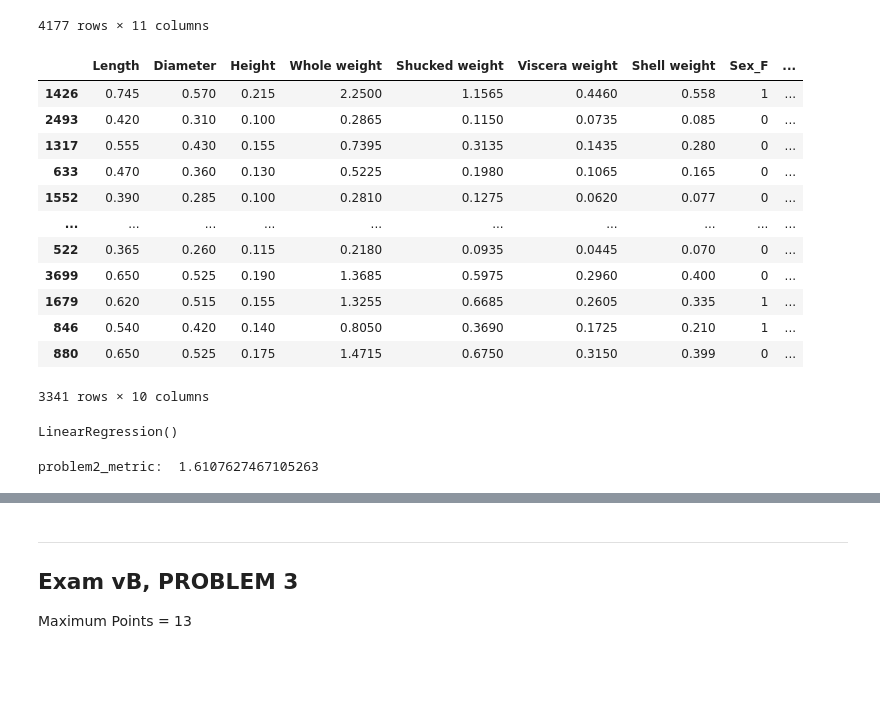
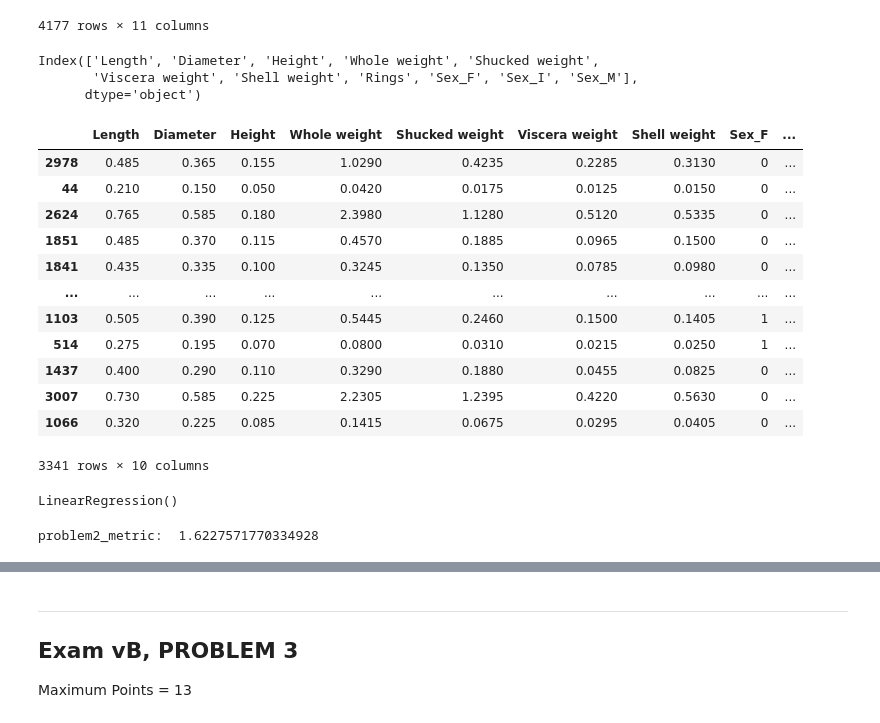
Before and after one commit to elisehammarstrom/ds, a Jupyter notebook: ExamJanuary_2023_problem.ipynb, the cells around one changed output, grey strips where cells are left out. Cells and saved outputs as stored; diff of their text form; code cells hidden in the pictures; blank space fills up the shorter version.

```diff
--- a/ExamJanuary_2023_problem.ipynb
+++ b/ExamJanuary_2023_problem.ipynb
@@ -258,51 +261,55 @@ problem2_df
 
 # Fill in the features as a list of strings of the names of the columns
 
-#header = problem2_df.columns
-#print(header)
+header = problem2_df.columns
+print(header)
 
-problem2_features = ['Sex', 'Length', 'Diameter', 'Height', 'Whole weight', 'Shucked weight', 'Viscera weight', 'Shell weight']
+problem2_features = ['Length', 'Diameter', 'Height', 'Whole weight', 'Shucked weight',
+       'Viscera weight', 'Shell weight', 'Sex_F', 'Sex_I', 'Sex_M']
 
 # Fill in the target as a string with the correct column name
 
 problem2_target = 'Rings'
+# %% [output]
+Index(['Length', 'Diameter', 'Height', 'Whole weight', 'Shucked weight',
+       'Viscera weight', 'Shell weight', 'Rings', 'Sex_F', 'Sex_I', 'Sex_M'],
+      dtype='object')
 # %%
 # Part 2
 
 from sklearn.model_selection import train_test_split
 
 # Fill in your X and y below
 
 df = problem2_df
 
 target = ['Rings']
 #X = df.loc[:, ~df.columns.isin(target)]
 #y = df.loc[:, df.columns.isin(target)]
 
-problem2_X= df.loc[:, ~df.columns.isin(target)]
-problem2_y= df.loc[:, df.columns.isin(target)]
-
-#problem2_X = problem2_df.iloc[:, 0:-1]
-#problem2_y = problem2_df.iloc["Rings"]
+problem2_X= df.loc[:, ~df.columns.isin(target)] #tilde, ~, gives negation. So with
+#~df.columns.isin(target) we say that the dataframe columns that arent the target are the columns to keep
+problem2_y= df.loc[:, df.columns.isin(target)].values.flatten()
+#it is important to only get the values and flatten it here for problem2_y
 
 # Split the data into train and test using train_test_split
 # keep the train size as 0.8 and use random_state=42
 problem2_X_train,problem2_X_test,problem2_y_train,problem2_y_test = train_test_split(problem2_X, problem2_y, train_size=0.8, test_size=0.2)
 
 problem2_X_train
 # %% [output]
 |  | Length | Diameter | Height | Whole weight | Shucked weight | Viscera weight | Shell weight | Sex_F | ... |
-| 1426 | 0.745 | 0.570 | 0.215 | 2.2500 | 1.1565 | 0.4460 | 0.558 | 1 | ... |
-| 2493 | 0.420 | 0.310 | 0.100 | 0.2865 | 0.1150 | 0.0735 | 0.085 | 0 | ... |
-| 1317 | 0.555 | 0.430 | 0.155 | 0.7395 | 0.3135 | 0.1435 | 0.280 | 0 | ... |
-| 633 | 0.470 | 0.360 | 0.130 | 0.5225 | 0.1980 | 0.1065 | 0.165 | 0 | ... |
-| 1552 | 0.390 | 0.285 | 0.100 | 0.2810 | 0.1275 | 0.0620 | 0.077 | 0 | ... |
+| 2978 | 0.485 | 0.365 | 0.155 | 1.0290 | 0.4235 | 0.2285 | 0.3130 | 0 | ... |
+| 44 | 0.210 | 0.150 | 0.050 | 0.0420 | 0.0175 | 0.0125 | 0.0150 | 0 | ... |
+| 2624 | 0.765 | 0.585 | 0.180 | 2.3980 | 1.1280 | 0.5120 | 0.5335 | 0 | ... |
+| 1851 | 0.485 | 0.370 | 0.115 | 0.4570 | 0.1885 | 0.0965 | 0.1500 | 0 | ... |
+| 1841 | 0.435 | 0.335 | 0.100 | 0.3245 | 0.1350 | 0.0785 | 0.0980 | 0 | ... |
 | ... | ... | ... | ... | ... | ... | ... | ... | ... | ... |
-| 522 | 0.365 | 0.260 | 0.115 | 0.2180 | 0.0935 | 0.0445 | 0.070 | 0 | ... |
-| 3699 | 0.650 | 0.525 | 0.190 | 1.3685 | 0.5975 | 0.2960 | 0.400 | 0 | ... |
-| 1679 | 0.620 | 0.515 | 0.155 | 1.3255 | 0.6685 | 0.2605 | 0.335 | 1 | ... |
-| 846 | 0.540 | 0.420 | 0.140 | 0.8050 | 0.3690 | 0.1725 | 0.210 | 1 | ... |
-| 880 | 0.650 | 0.525 | 0.175 | 1.4715 | 0.6750 | 0.3150 | 0.399 | 0 | ... |
+| 1103 | 0.505 | 0.390 | 0.125 | 0.5445 | 0.2460 | 0.1500 | 0.1405 | 1 | ... |
+| 514 | 0.275 | 0.195 | 0.070 | 0.0800 | 0.0310 | 0.0215 | 0.0250 | 1 | ... |
+| 1437 | 0.400 | 0.290 | 0.110 | 0.3290 | 0.1880 | 0.0455 | 0.0825 | 0 | ... |
+| 3007 | 0.730 | 0.585 | 0.225 | 2.2305 | 1.2395 | 0.4220 | 0.5630 | 0 | ... |
+| 1066 | 0.320 | 0.225 | 0.085 | 0.1415 | 0.0675 | 0.0295 | 0.0405 | 0 | ... |
 3341 rows × 10 columns
 # %%
 # Part 3
@@ -334,7 +339,7 @@ MAE = mean_absolute_error(y_true, y_pred)
 problem2_metric = MAE
 print("problem2_metric: ", problem2_metric)
 # %% [output]
-problem2_metric:  1.6107627467105263
+problem2_metric:  1.6227571770334928
 # %%
 # Part 4
 
```
Also changed, not shown: parts of 11 cells of this notebook.
